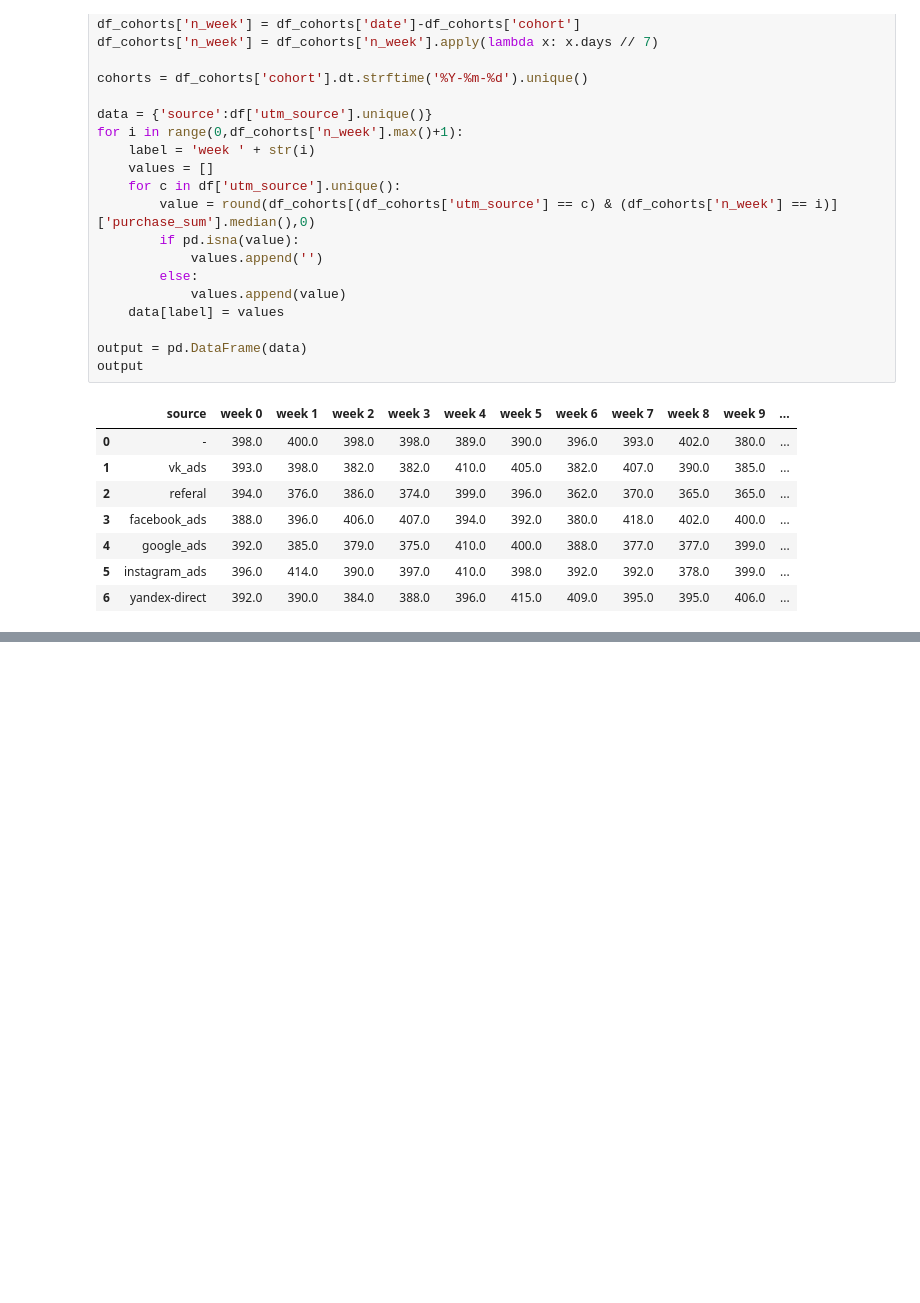
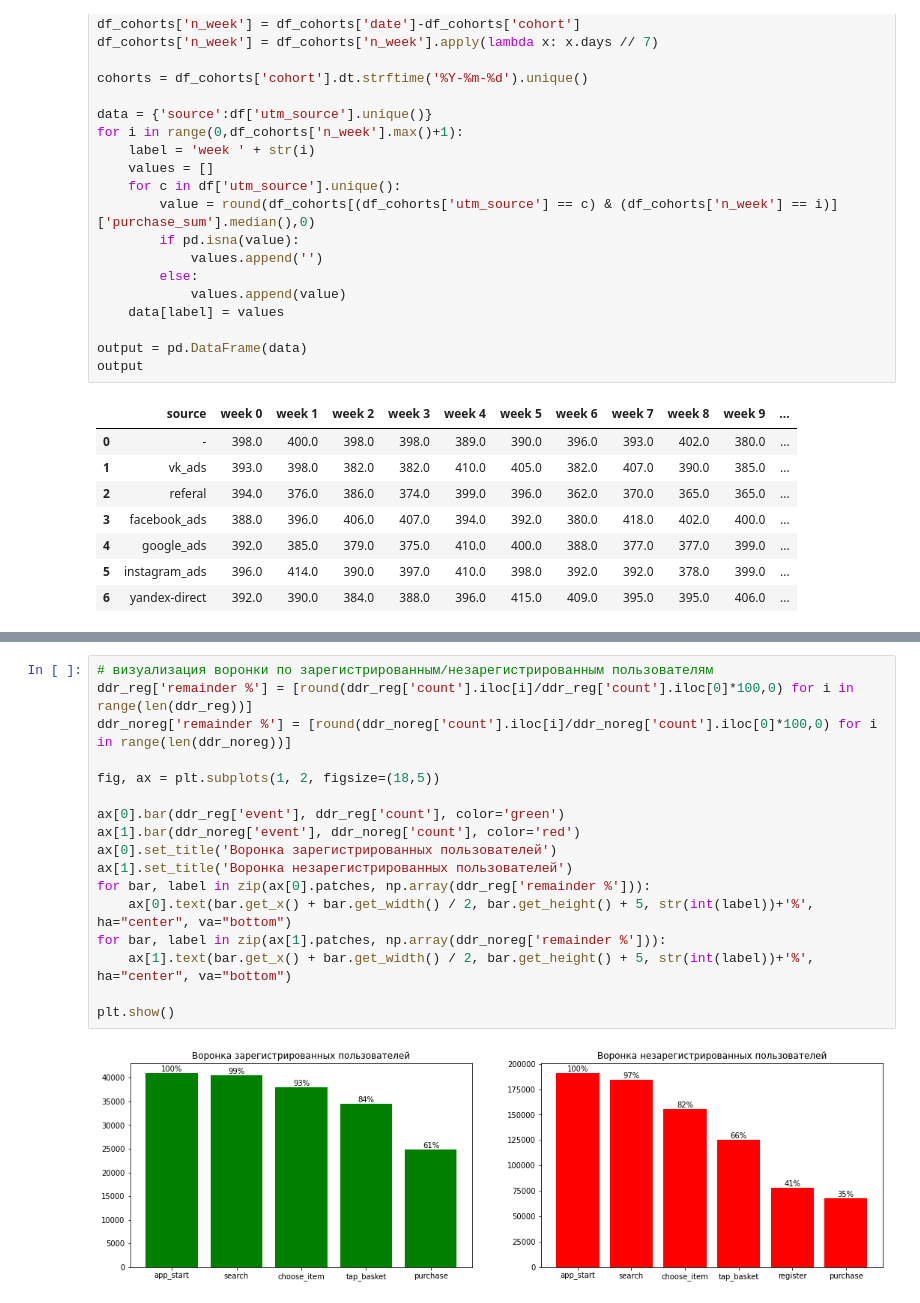
Before and after one commit to dmitry-wbr/various_projects, a Jupyter notebook: Food Delivery App Project.ipynb, the cells around one changed output, grey strips where cells are left out. Saved outputs shown, nothing was run; the diff lists cells and outputs as text; blank space fills up the shorter version.

```diff
--- a/Food Delivery App Project.ipynb
+++ b/Food Delivery App Project.ipynb
@@ -394,0 +442,19 @@ output
+# %%
+# визуализация воронки по зарегистрированным/незарегистрированным пользователям
+ddr_reg['remainder %'] = [round(ddr_reg['count'].iloc[i]/ddr_reg['count'].iloc[0]*100,0) for i in range(len(ddr_reg))]
+ddr_noreg['remainder %'] = [round(ddr_noreg['count'].iloc[i]/ddr_noreg['count'].iloc[0]*100,0) for i in range(len(ddr_noreg))]
+
+fig, ax = plt.subplots(1, 2, figsize=(18,5))
+
+ax[0].bar(ddr_reg['event'], ddr_reg['count'], color='green')
+ax[1].bar(ddr_noreg['event'], ddr_noreg['count'], color='red')
+ax[0].set_title('Воронка зарегистрированных пользователей')
+ax[1].set_title('Воронка незарегистрированных пользователей')
+for bar, label in zip(ax[0].patches, np.array(ddr_reg['remainder %'])):
+    ax[0].text(bar.get_x() + bar.get_width() / 2, bar.get_height() + 5, str(int(label))+'%', ha="center", va="bottom")
+for bar, label in zip(ax[1].patches, np.array(ddr_noreg['remainder %'])):
+    ax[1].text(bar.get_x() + bar.get_width() / 2, bar.get_height() + 5, str(int(label))+'%', ha="center", va="bottom")
+
+plt.show()
+# %% [output]
+[figure, added]
```
Also changed, not shown: parts of 8 cells of this notebook.
